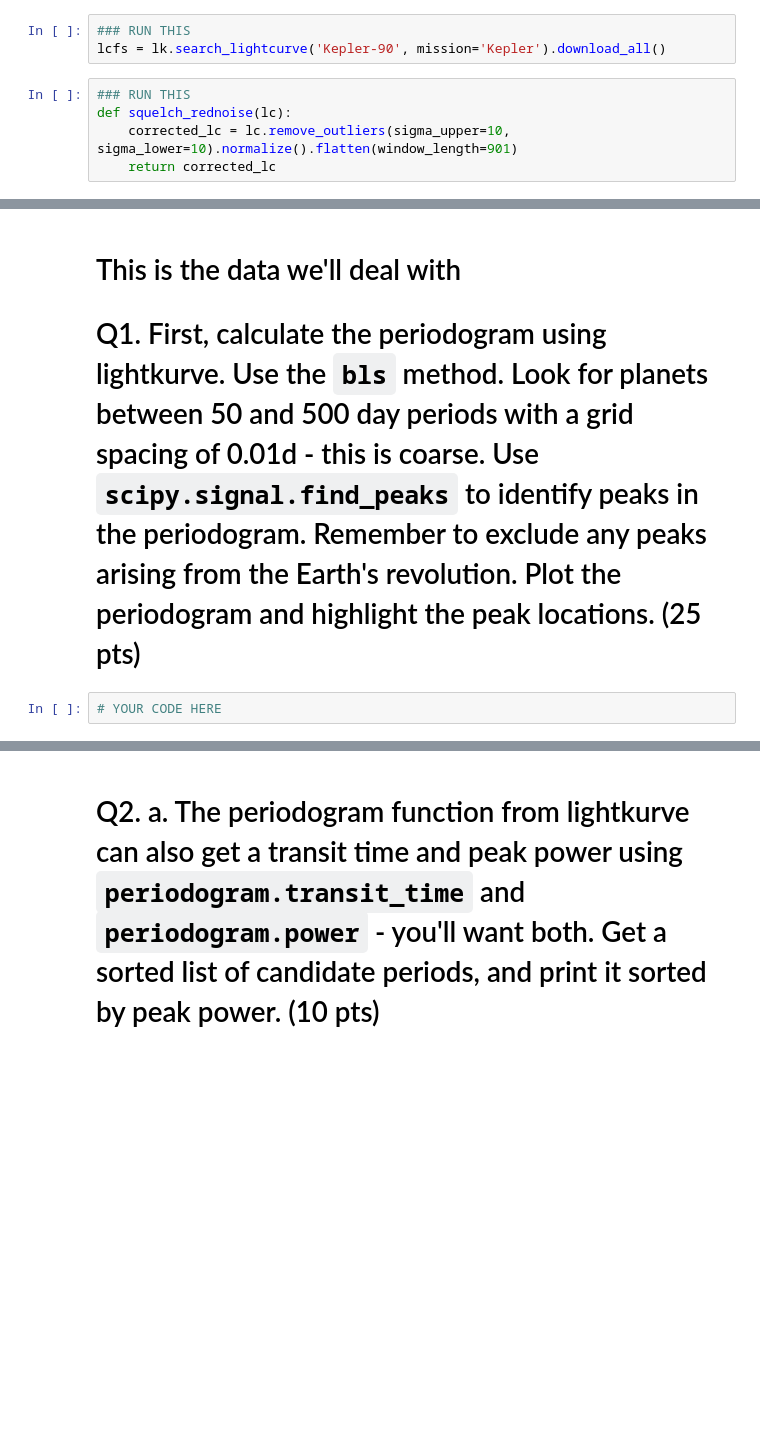
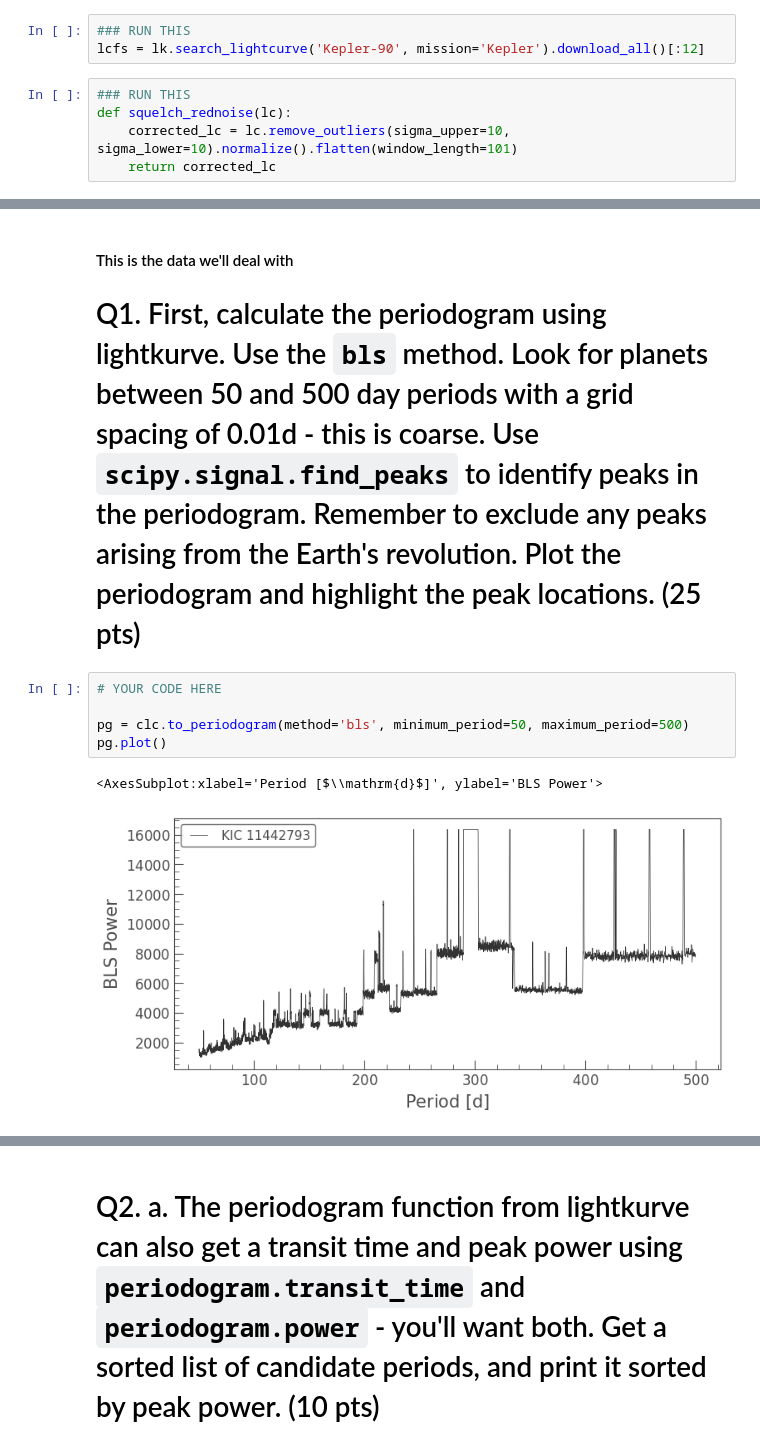
Before and after one commit to gnarayan/ast596_2023_Spring, a Jupyter notebook: homework/05/hw05.ipynb, the cells around one changed output, grey strips where cells are left out. Cells and saved outputs as stored; diff of their text form; blank space fills up the shorter version.

```diff
--- a/homework/05/hw05.ipynb
+++ b/homework/05/hw05.ipynb
@@ -53,10 +48,10 @@ Populating the interactive namespace from numpy and matplotlib
 # %%
 ### RUN THIS
-lcfs = lk.search_lightcurve('Kepler-90', mission='Kepler').download_all()
+lcfs = lk.search_lightcurve('Kepler-90', mission='Kepler').download_all()[:12]
 # %%
 ### RUN THIS
 def squelch_rednoise(lc):
-    corrected_lc = lc.remove_outliers(sigma_upper=10, sigma_lower=10).normalize().flatten(window_length=901)
+    corrected_lc = lc.remove_outliers(sigma_upper=10, sigma_lower=10).normalize().flatten(window_length=101)
     return corrected_lc
 # %%
 ### RUN THIS - it will take a while.
@@ -69,6 +64,12 @@ clc.scatter();
 # %% [markdown]
-# This is the data we'll deal with
+#### This is the data we'll deal with
 
 # Q1. First, calculate the periodogram using lightkurve. Use the `bls` method. Look for planets between 50 and 500 day periods with a grid spacing of 0.01d - this is coarse. Use `scipy.signal.find_peaks` to identify peaks in the periodogram. Remember to exclude any peaks arising from the Earth's revolution. Plot the periodogram and highlight the peak locations. (25 pts)
-# %%
-# YOUR CODE HERE
+# %%
+# YOUR CODE HERE
+
+pg = clc.to_periodogram(method='bls', minimum_period=50, maximum_period=500)
+pg.plot()
+# %% [output]
+<AxesSubplot:xlabel='Period [$\\mathrm{d}$]', ylabel='BLS Power'>
+[figure, added]
```
Also changed, not shown: parts of 15 cells of this notebook.
